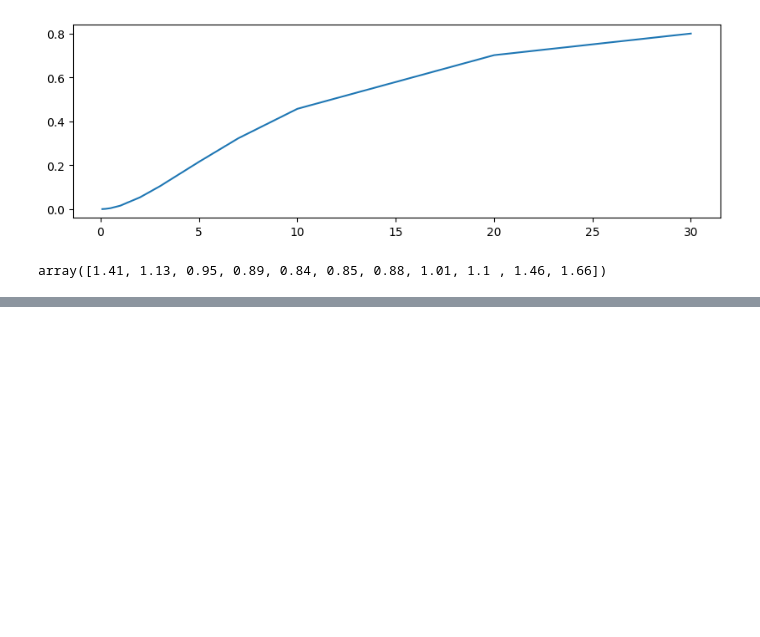
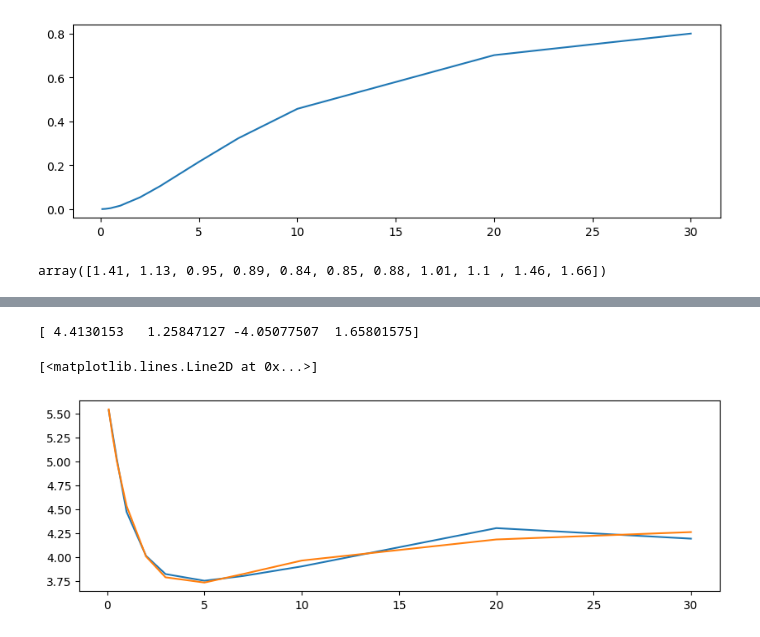
Before and after one commit to SemVan/BankingCourse, a Jupyter notebook: Seminar2.ipynb, the cells around one changed output, grey strips where cells are left out. Saved outputs shown, nothing was run; the diff lists cells and outputs as text; code cells hidden in the pictures; blank space fills up the shorter version.

```diff
--- a/Seminar2.ipynb
+++ b/Seminar2.ipynb
@@ -150,0 +165,15 @@ print(f"Уровень (b0): {popt[0]:.2f}, Наклон (b1): {popt[1]:.2f}, К
+# %%
+plt.figure(figsize=(10, 3))
+
+test_date = '2024-08-12'
+yields_today = df_yields.loc[test_date].values
+
+plt.plot(maturities, yields_today)
+p = [ 4.46455658, -0.8174442,  -0.81501004,  0.083481]
+popt, _ = curve_fit(nelson_siegel, maturities, yields_today, maxfev=2000, method='dogbox')#, p0=p)
+print(popt)
+plt.plot(maturities, nelson_siegel(maturities, *popt))
+# %% [output]
+[ 4.4130153   1.25847127 -4.05077507  1.65801575]
+[<matplotlib.lines.Line2D at 0x...>]
+[figure, added]
```
Also changed, not shown: parts of 5 cells of this notebook.
